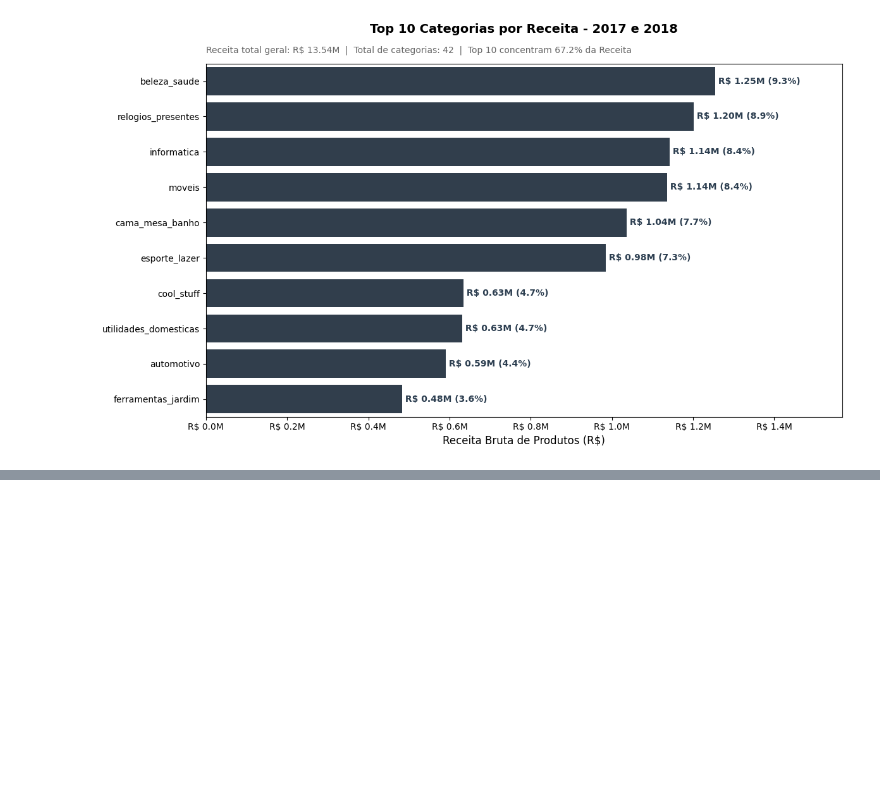
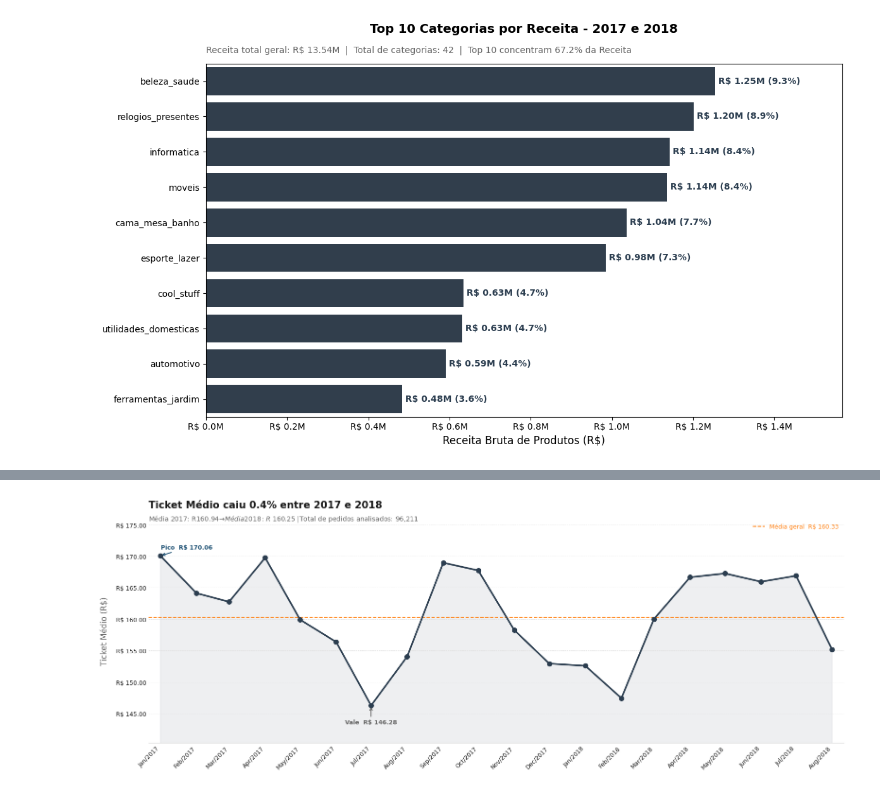
Before and after one commit to evellynjardini/Data-Analytics---Grupo-24, a Jupyter notebook: 1 - Projeto-Olist-KPIs/notebooks/Receita.ipynb, the cells around one changed output, grey strips where cells are left out. Saved outputs shown, nothing was run; the diff lists cells and outputs as text; code cells hidden in the pictures; blank space fills up the shorter version.

```diff
--- a/1 - Projeto-Olist-KPIs/notebooks/Receita.ipynb
+++ b/1 - Projeto-Olist-KPIs/notebooks/Receita.ipynb
@@ -778,5 +799,5 @@ tabela_receita_por_estado.head(15)
 # %%
-'''# --- KPI 2: Gráfico Ticket Médio ao Longo do Tempo (Mensal) ---
+# --- KPI 2: Gráfico Ticket Médio ao Longo do Tempo (Mensal) ---
 
 import matplotlib.pyplot as plt
 import matplotlib.ticker as mticker
@@ -903,33 +924,35 @@ ax.set_title(
     fontweight='bold',
     color=CINZA_TEXTO,
     pad=16,
     loc='left',
 )
 ax.text(
     0, 0.98,
     f'Média 2017: R$ {ticket_2017:,.2f}  →  Média 2018: R$ {ticket_2018:,.2f} |'
     f'Total de pedidos analisados: {total_pedidos:,.0f}',
     transform=ax.transAxes,
     fontsize=10,
     color=CINZA_SUB,
     va='bottom',
 
 )
 
 
 ax.set_xlabel('')
 ax.set_ylabel('Ticket Médio (R$)', fontsize=12, color=CINZA_SUB, labelpad=10)
 
 ax.legend(
     fontsize=9,
     frameon=False,
     loc='upper right',
     labelcolor=LARANJA,
 )
 
 plt.tight_layout()
 plt.savefig('ticket_medio_olist.png', dpi=150, bbox_inches='tight')
 plt.show()
+# %% [output]
+[figure, added]
 # %%
 # --- KPI 4: Receita por Estado ---
 
```
Also changed, not shown: parts of 9 cells of this notebook.
